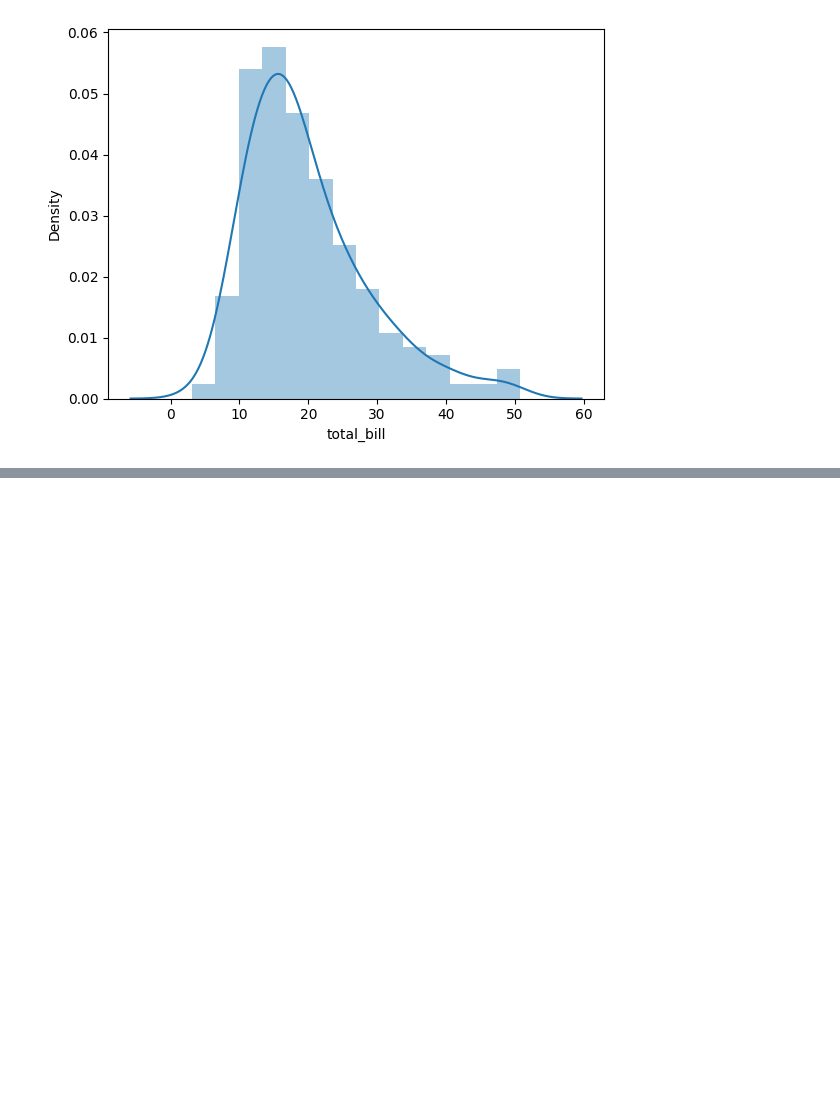
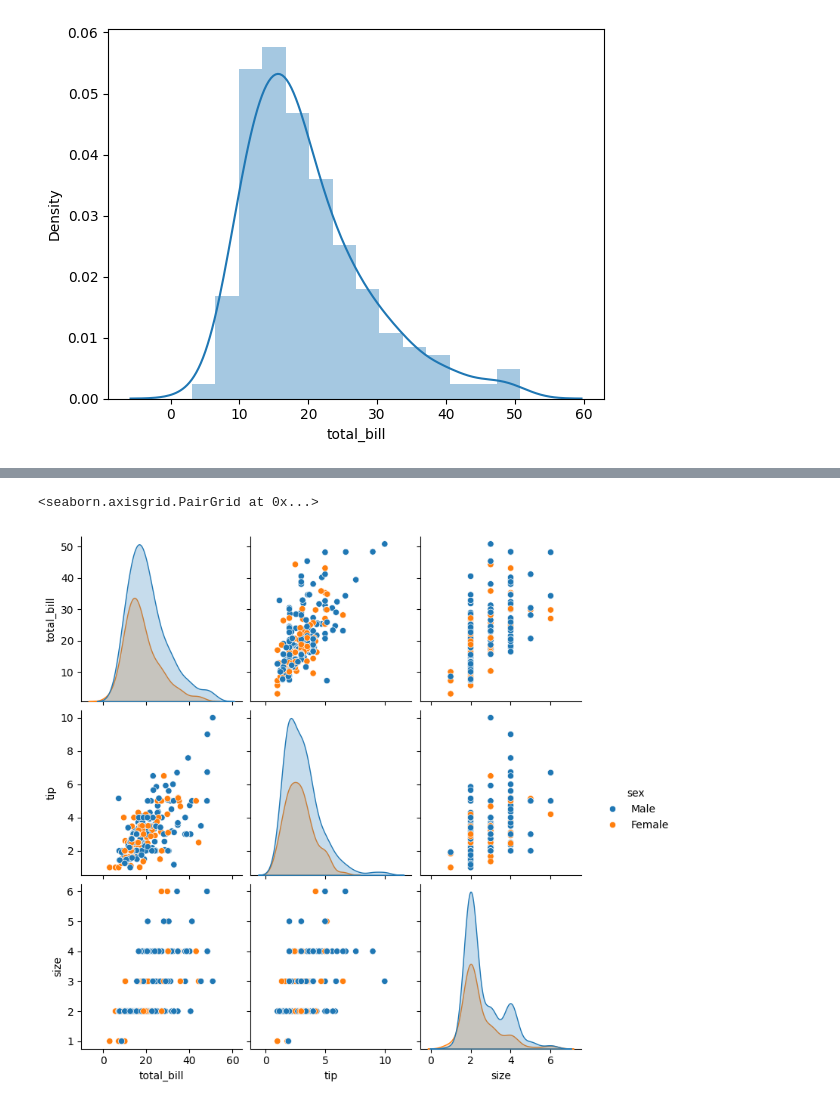
Before and after one commit to sajidhasan2011/Seaborn-library-in-Python, a Jupyter notebook: tips.ipynb, the cells around one changed output, grey strips where cells are left out. Drawn from its saved outputs; the diff is of its cells as text; code cells hidden in the pictures; blank space fills up the shorter version.

```diff
--- a/tips.ipynb
+++ b/tips.ipynb
@@ -39,0 +50,5 @@ https://gist.github.com/mwaskom/de44147ed2974457ad6372750bbe5751
+# %%
+sb.pairplot(df1, hue="sex")
+# %% [output]
+<seaborn.axisgrid.PairGrid at 0x...>
+[figure, added]
```
Also changed, not shown: parts of 2 cells of this notebook.
